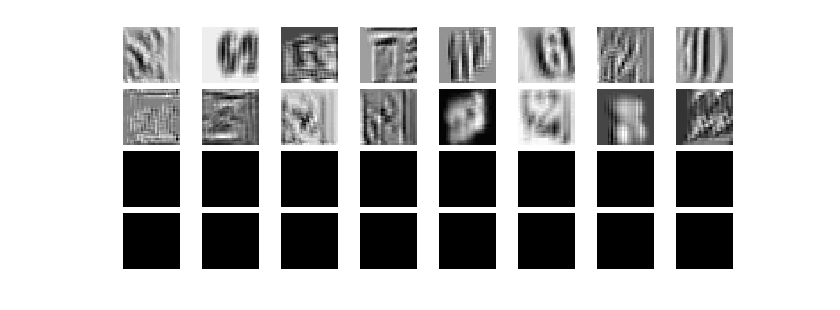
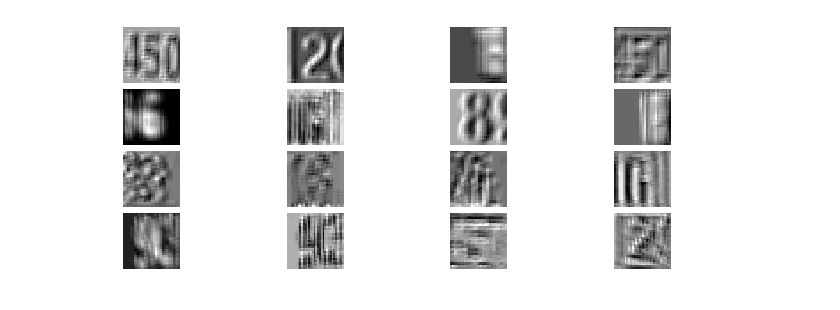
Before and after one commit to bpeng93/AML_Project, a Jupyter notebook: Main Notebook.ipynb, the cells around one changed output. Saved outputs shown, nothing was run; the diff lists cells and outputs as text; code cells hidden in the pictures.

```diff
--- a/Main Notebook.ipynb
+++ b/Main Notebook.ipynb
@@ -259,6 +259,7 @@ with tf.Session() as sess:
                 break
             tra_images,tra_labels = sess.run([tra_image_batch, tra_label_batch])
             _, tra_loss, tra_acc = sess.run([train_op, loss, accuracy], feed_dict={x:tra_images, y_:tra_labels})
+
             if step % 5 == 0 or (step + 1) == MAX_STEP:
 
                 print ('Step: %d, loss: %.4f, accuracy: %.4f%%' % (step, tra_loss, tra_acc))
@@ -273,6 +274,14 @@ with tf.Session() as sess:
                 _, summary_str = sess.run([train_op, summary_op], feed_dict={x: val_images, y_: val_labels})
                 val_summary_writer.add_summary(summary_str, step)
 
+            if step == (MAX_STEP - 1):
+                c1_v = sess.run(c1, feed_dict={x:tra_images})
+                p1_v = sess.run(p1, feed_dict={c1:c1_v})
+                c2_v = sess.run(c2, feed_dict={p1:p1_v})
+                p2_v = sess.run(p2, feed_dict={c2:c2_v})
+                c3_v = sess.run(c3, feed_dict={p2:p2_v})
+                p3_v = sess.run(p3, feed_dict={c3:c3_v})
+
     except tf.errors.OutOfRangeError:
         print('Done training -- epoch limit reached')
 
@@ -313,26 +322,5 @@ unReLu_1 = tf.nn.relu(unPool_1)
 unBias_1 = unReLu_1
 #unConv = tf.nn.conv2d_transpose(unBias, W_conv1, output_shape=[1,28,28,1] , strides=[1,1,1,1], padding="SAME")
 unConv_1 = tf.nn.conv2d_transpose(unBias_1, w1, output_shape=[64,32,32,1] , strides=[1,1,1,1], padding="SAME")
-# %%
-with tf.Session() as sess:
-    sess.run(tf.global_variables_initializer())
-
-    coord = tf.train.Coordinator()
-    threads = tf.train.start_queue_runners(sess=sess, coord=coord)
-
-    try:
-        for step in np.arange(1):
-            if coord.should_stop():
-                break
-            tra_images,tra_labels = sess.run([tra_image_batch, tra_label_batch])
-            c1_v = sess.run(c1, feed_dict={x:tra_images})
-            p1_v = sess.run(p1, feed_dict={c1:c1_v})
-
-    except tf.errors.OutOfRangeError:
-        print('Done training -- epoch limit reached')
-
-    finally:
-        coord.request_stop()
-    coord.join(threads)
 # %%
 activations1 = p1_v
@@ -339,27 +329,24 @@ activations1 = p1_v
 # %%
-#get every feature (1, 14, 14, 1) from activations1 than reconstruct from
 plt.figure(num='CNV1',figsize=(10,8))
-sess.close()
-for i in range(32):
+for i in range(16):
     isolated = activations1.copy()
     isolated[:,:,:,:i] = 0
     isolated[:,:,:,i+1:] = 0#These two lines set all other features other than feature i to 0
     #print (isolated.shape)
     totals = np.sum(isolated,axis=(1,2,3))
     best = np.argmax(totals,axis=0)
     #These two lines are particular for batch of images.
     #That means choose one image from this batch of images which feacture i can judge best.
     #print (totals)
     with tf.Session() as sess:
         sess.run(tf.global_variables_initializer())
         pixelactive = sess.run(unConv_1, feed_dict={featuresReLu_1: isolated})
     #print(pixelactive.shape)
-    #shape of every pixelactive is (50, 28, 28, 1) batchsize=50 picsize=28*28 colors=1
-    plt.subplot(4,8,i+1)
+    plt.subplot(4,4,i+1)
     plt.imshow(pixelactive[best,:,:,0],cmap="gray")
     plt.axis('off')
 plt.subplots_adjust(top=0.5, bottom=0.08, left=0.10, right=0.95, hspace=0.1,
                     wspace=0.35)
 plt.show()
 # %% [output]
-[figure, old version]
+[figure, new version]
```
Also changed, not shown: parts of 4 cells of this notebook.
